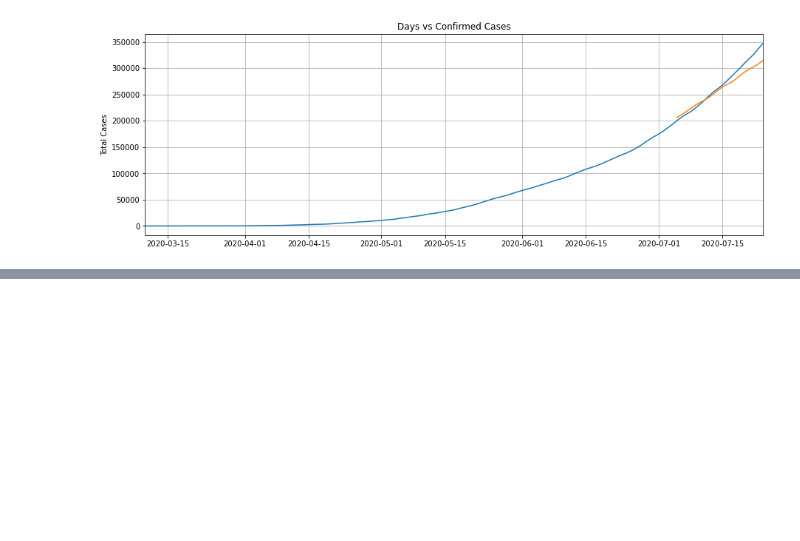
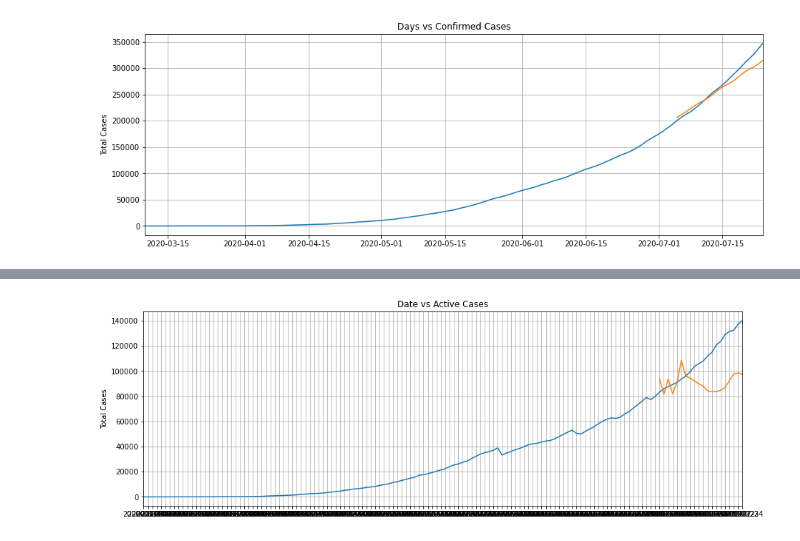
Before and after one commit to Thakur-Govind/C0VID19_Analysis_GT, a Jupyter notebook: Covid_19_India_Analysis_RNN.ipynb, the cells around one changed output, grey strips where cells are left out. Cells and saved outputs as stored; diff of their text form; code cells hidden in the pictures; blank space fills up the shorter version.

```diff
--- a/Covid_19_India_Analysis_RNN.ipynb
+++ b/Covid_19_India_Analysis_RNN.ipynb
@@ -3196,0 +3357,15 @@ Got predictions, plotting:
+# %%
+train_data_normalized = torch.FloatTensor(train_data_normalized).view(-1)
+# %%
+train_window = 10
+# %%
+def create_inout_sequences(input_data, tw):
+    inout_seq = []
+    L = len(input_data)
+    for i in range(L-tw):
+        train_seq = input_data[i:i+tw]
+        train_label = input_data[i+tw:i+tw+1]
+        inout_seq.append((train_seq ,train_label))
+    return inout_seq
+# %%
+train_inout_seq = create_inout_sequences(train_data_normalized, train_window)
@@ -3196,0 +3456,3 @@ Got predictions, plotting:
+# %%
+train_with_paramsv3(200,250,0.001)
+# %% [output]
@@ -3196,0 +3479 @@ Got predictions, plotting:
+[figure, added]
```
Also changed, not shown: parts of 38 cells of this notebook.
